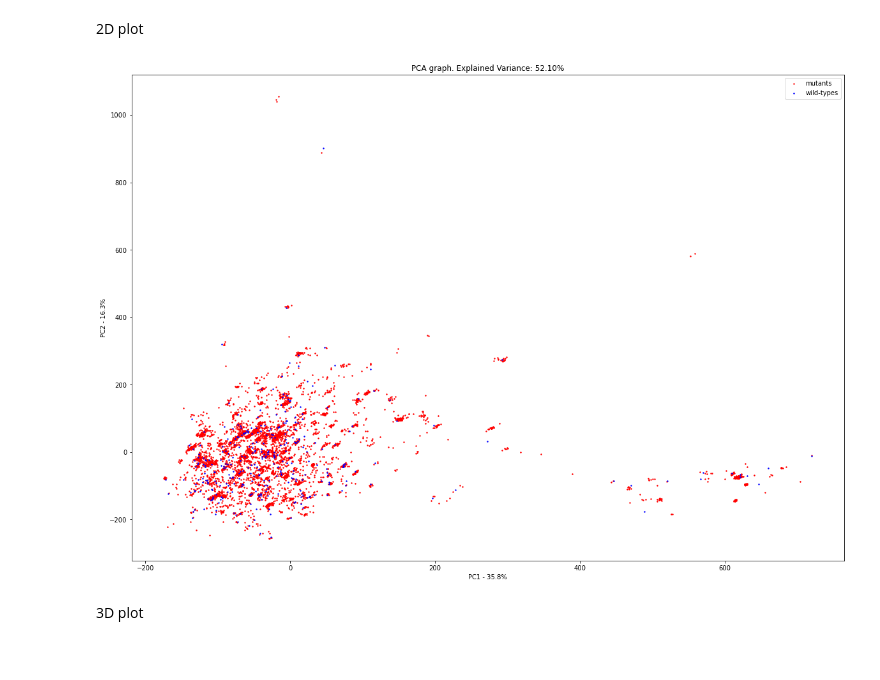
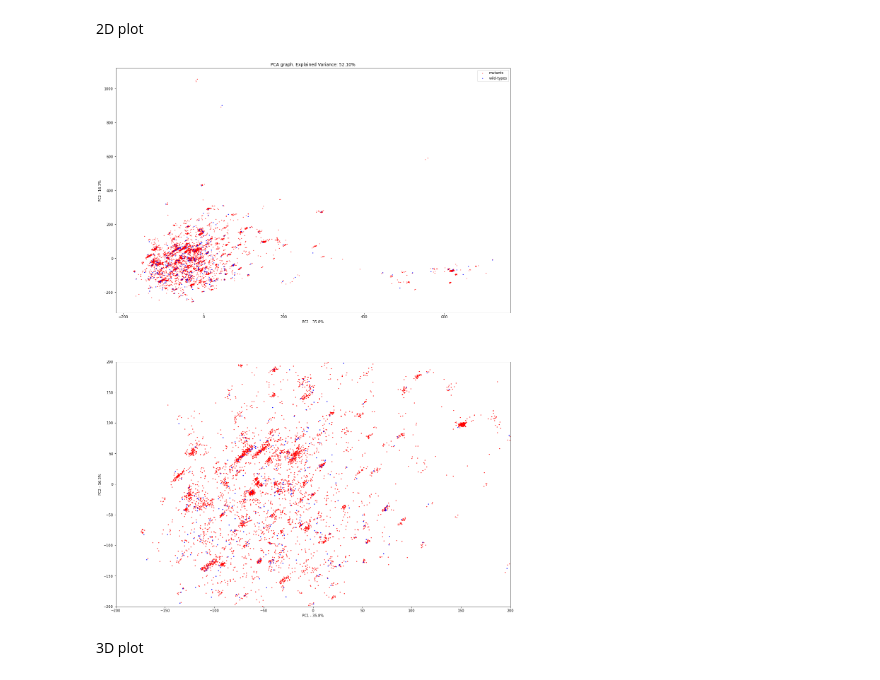
Before and after one commit to maximocrv/ml_protein_interactions, a Jupyter notebook: notebooks/data_exploration.ipynb, the cells around one changed output. Drawn from its saved outputs; the diff is of its cells as text; code cells hidden in the pictures.

```diff
--- a/notebooks/data_exploration.ipynb
+++ b/notebooks/data_exploration.ipynb
@@ -227,19 +227,33 @@ plt.show()
 # %% [markdown]
 2D plot
 # %%
-plt.figure(figsize=(20,14))
+fig = plt.figure(figsize=(20,2*14))
+
+ax = fig.add_subplot(211)
 # mutant
-plt.scatter(data_xyz[wt_N:,0],data_xyz[wt_N:,1], c='red', s=2)
+ax.scatter(data_xyz[wt_N:,0],data_xyz[wt_N:,1], c='red', s=1)
 # wild-type
-plt.scatter(data_xyz[:wt_N,0],data_xyz[:wt_N,1], c='blue', s=2)
+ax.scatter(data_xyz[:wt_N,0],data_xyz[:wt_N,1], c='blue', s=2)
+ax.set_xlabel(f'PC1 - {per_var[0]}%')
+ax.set_ylabel(f'PC2 - {per_var[1]}%')
+
 exp_var = per_var[0]+per_var[1]
 plt.title(f'PCA graph. Explained Variance: {exp_var:.2f}%')
-plt.xlabel(f'PC1 - {per_var[0]}%')
-plt.ylabel(f'PC2 - {per_var[1]}%')
 plt.legend(['mutants', 'wild-types'])
+
+ax2 = fig.add_subplot(212)
+# mutant
+ax2.scatter(data_xyz[wt_N:,0],data_xyz[wt_N:,1], c='red', s=2)
+# wild-type
+ax2.scatter(data_xyz[:wt_N,0],data_xyz[:wt_N,1], c='blue', s=3)
+ax2.set_xlim(-200,200)
+ax2.set_ylim(-200,200)
+ax2.set_xlabel(f'PC1 - {per_var[0]}%')
+ax2.set_ylabel(f'PC2 - {per_var[1]}%')
+
 plt.show()
 # %% [output]
-[figure, old version]
+[figure, new version]
 # %% [markdown]
 3D plot
 # %%
```
Also changed, not shown: parts of 1 cell of this notebook, 1 other file.
